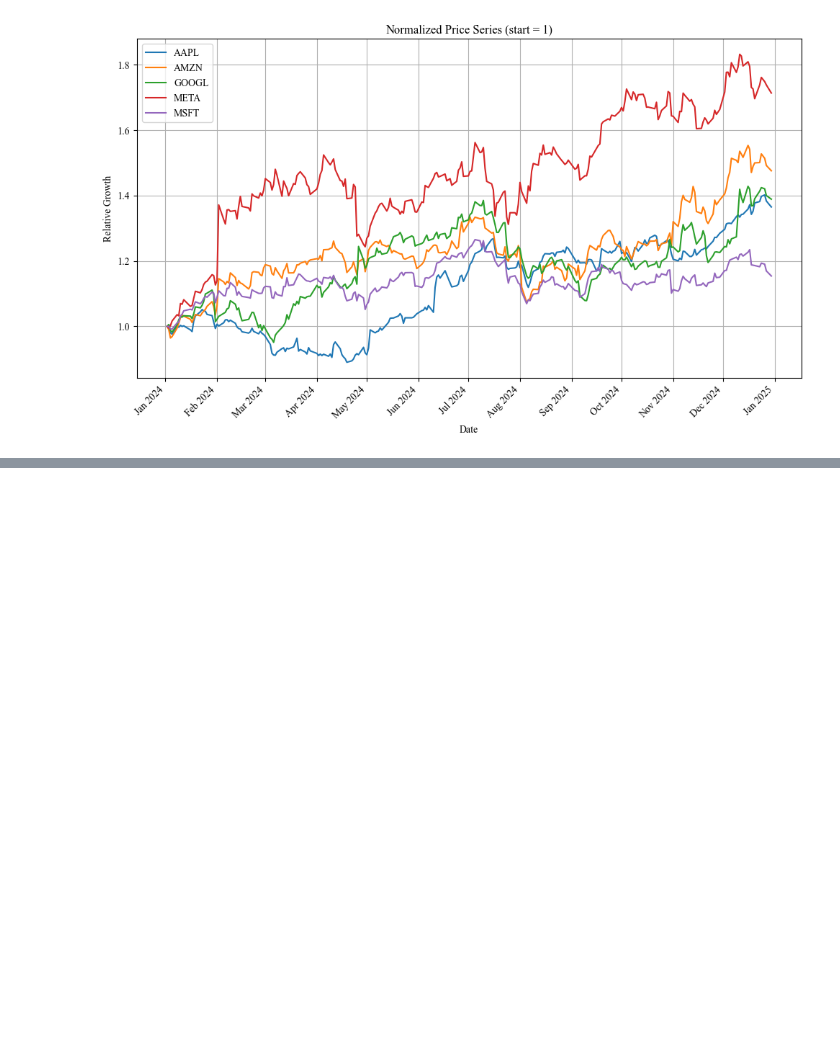
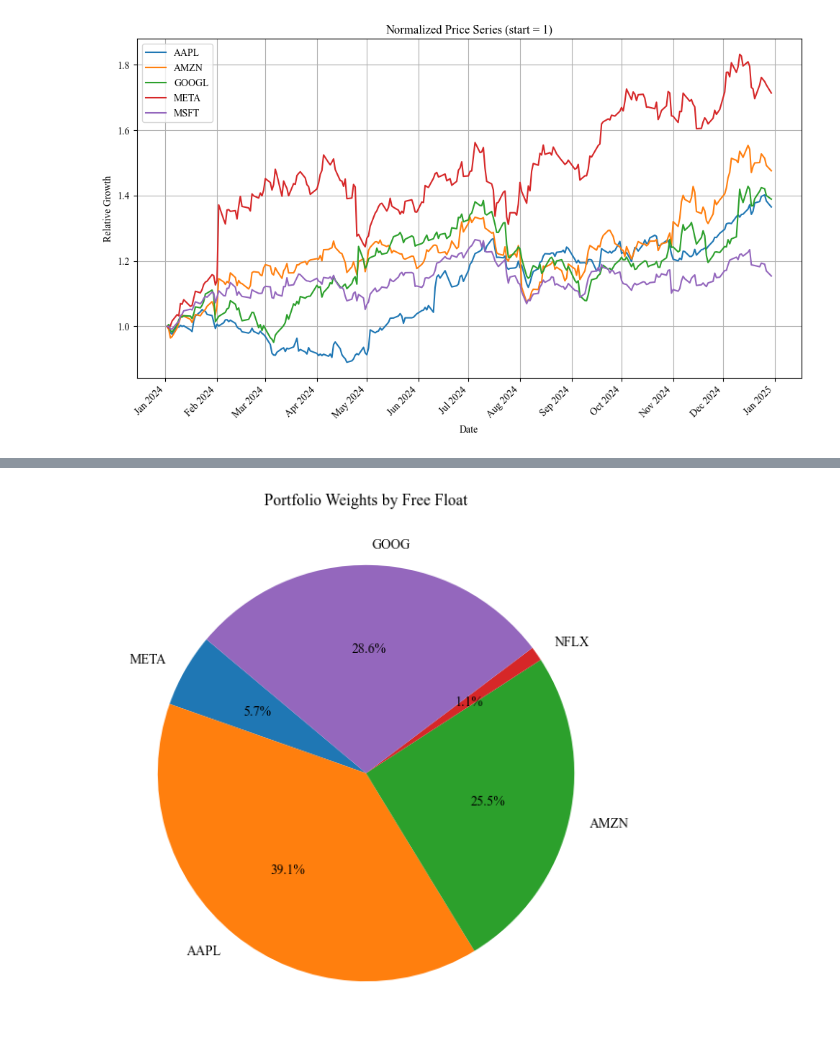
Before and after one commit to Kapizza/Alpha-Models, a Jupyter notebook: notebooks/01_data_fetiching_demo.ipynb, the cells around one changed output, grey strips where cells are left out. Cells and saved outputs as stored; diff of their text form; code cells hidden in the pictures; blank space fills up the shorter version.

Commit message:
added portfolio value calculation. fetching free floated shares

```diff
--- a/notebooks/01_data_fetiching_demo.ipynb
+++ b/notebooks/01_data_fetiching_demo.ipynb
@@ -95,0 +114,23 @@ plt.show()
+# %%
+import matplotlib.pyplot as plt
+from portfolio.free_float import build_portfolio_from_free_float
+#FAANG
+tickers = ["META", "AAPL", "AMZN", "NFLX", "GOOG"]
+
+# Build weights and portfolio
+df_w, df_p = build_portfolio_from_free_float(
+    tickers,
+    start="2024-01-01",
+    end="2025-01-01",
+    initial_investment=1000.0
+)
+
+
+weights = df_w.set_index("Ticker")["Free Float Weight"].dropna()
+
+plt.figure(figsize=(7,7))
+plt.pie(weights, labels=weights.index, autopct="%1.1f%%", startangle=140)
+plt.title("Portfolio Weights by Free Float")
+plt.show()
+# %% [output]
+[figure, added]
```
Also changed, not shown: parts of 6 cells of this notebook, 2 other files.
